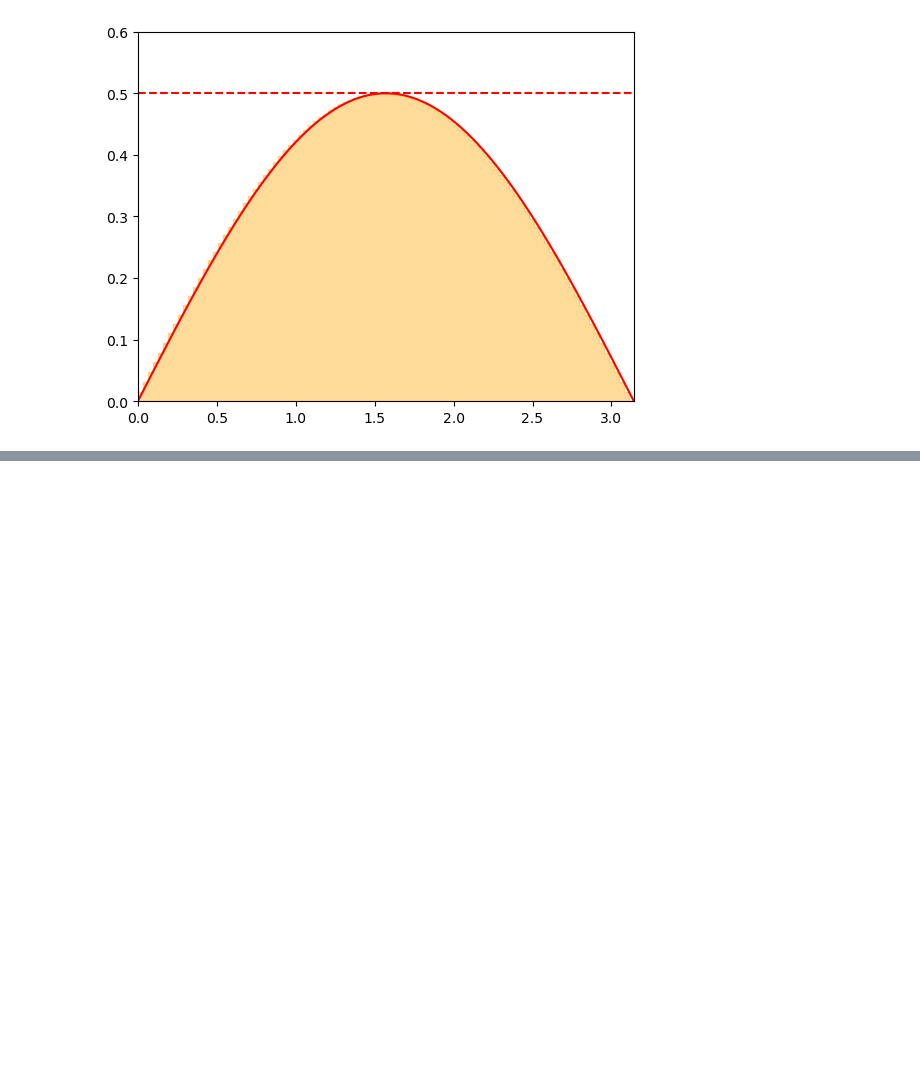
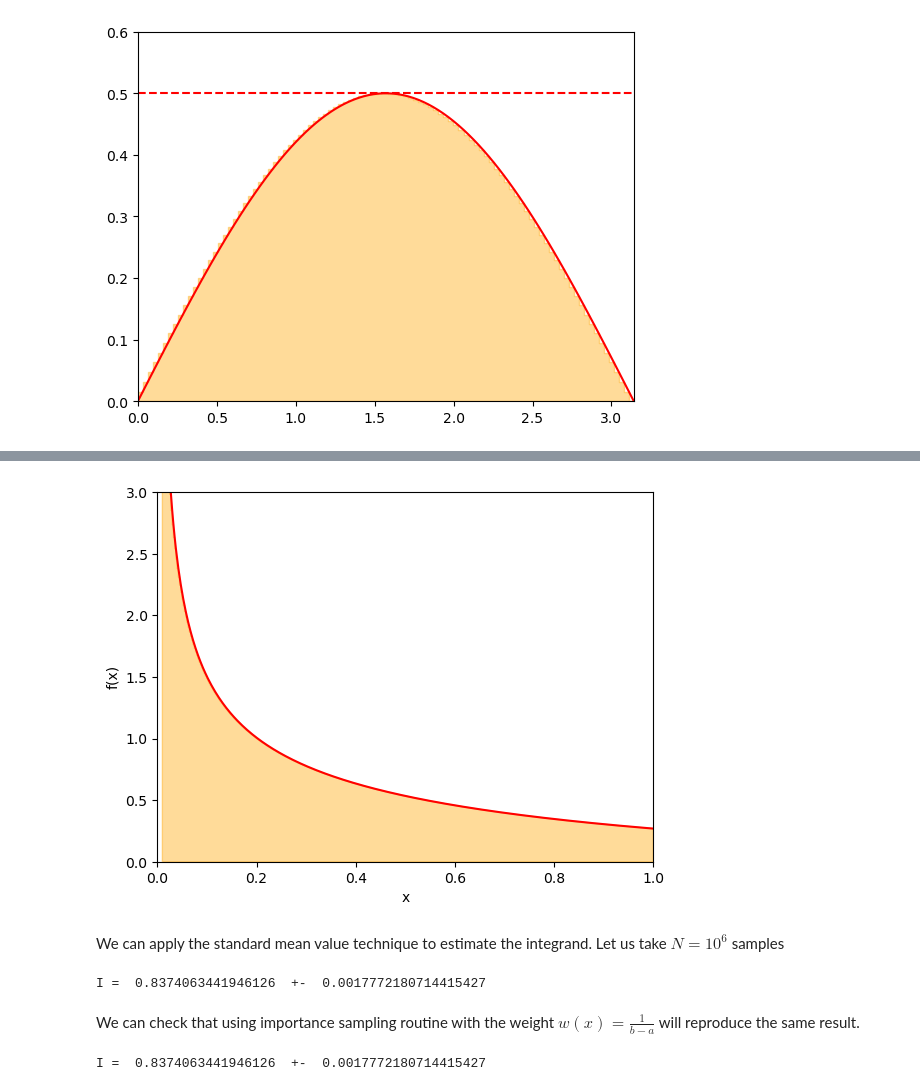
Before and after one commit to vlvovch/PHYS6350-ComputationalPhysics, a Jupyter notebook: code/11_RandomNumbers/11_RandomNumbers.ipynb, the cells around one changed output, grey strips where cells are left out. Cells and saved outputs as stored; diff of their text form; code cells hidden in the pictures; blank space fills up the shorter version.

```diff
--- a/code/11_RandomNumbers/11_RandomNumbers.ipynb
+++ b/code/11_RandomNumbers/11_RandomNumbers.ipynb
@@ -504,0 +650,16 @@ pi =  3.1365784339451928  +-  0.006449180867490663
+# %%
+%%time
+
+def f(x):
+    xsum = 0
+    for i in range(len(x)):
+        xsum += x[i]
+    return np.sin(xsum)
+
+Ndimmax = 10
+NMC = 1000000
+for Ndim in range(1,Ndimmax + 1):
+    a = [0. for i in range(Ndim)]
+    b = [np.pi/2 for i in range(Ndim)]
+    I, Ierr = intMC_multi(f,NMC,a,b)
+    print("D =",Ndim, " I =",I,"+-",Ierr)
@@ -887,0 +1223,43 @@ Generalization of rejection sampling can take care of some of the deficiencies.
+# %%
+def f(x):
+    return 1. / np.sqrt(x) / (np.exp(x) + 1)
+
+xplot = np.linspace(0.01,1, 400)
+yplot = f(xplot)
+
+plt.xlim(0,1)
+plt.ylim(0,3)
+plt.xlabel("x")
+plt.ylabel("f(x)")
+plt.plot(xplot, yplot,color='r')
+plt.fill_between(xplot, yplot, step="pre", alpha = 0.4, color='orange')
+# plt.axhline(0.5,linestyle='--', color='r')
+plt.show()
+# %% [output]
+[figure, added]
+# %% [markdown]
+We can apply the standard mean value technique to estimate the integrand.
+Let us take $N = 10^6$ samples
+# %%
+np.random.seed(1)
+N = 1000000
+I, err = intMC(f, N, 0, 1)
+print("I = ",I," +- ",err)
+# %% [output]
+I =  0.8374063441946126  +-  0.0017772180714415427
+# %% [markdown]
+We can check that using importance sampling routine with the weight $w(x) = \frac{1}{b-a}$ will reproduce the same result.
+# %%
+def uniform_sample():
+    eta = np.random.rand()
+    return eta
+
+def uniform_w(x):
+    return 1.
+
+np.random.seed(1)
+N = 1000000
+I, err = intMC_weighted(f, N, uniform_w, uniform_sample)
+print("I = ",I," +- ",err)
+# %% [output]
+I =  0.8374063441946126  +-  0.0017772180714415427
```
Also changed, not shown: parts of 40 cells of this notebook, 3 other files.
